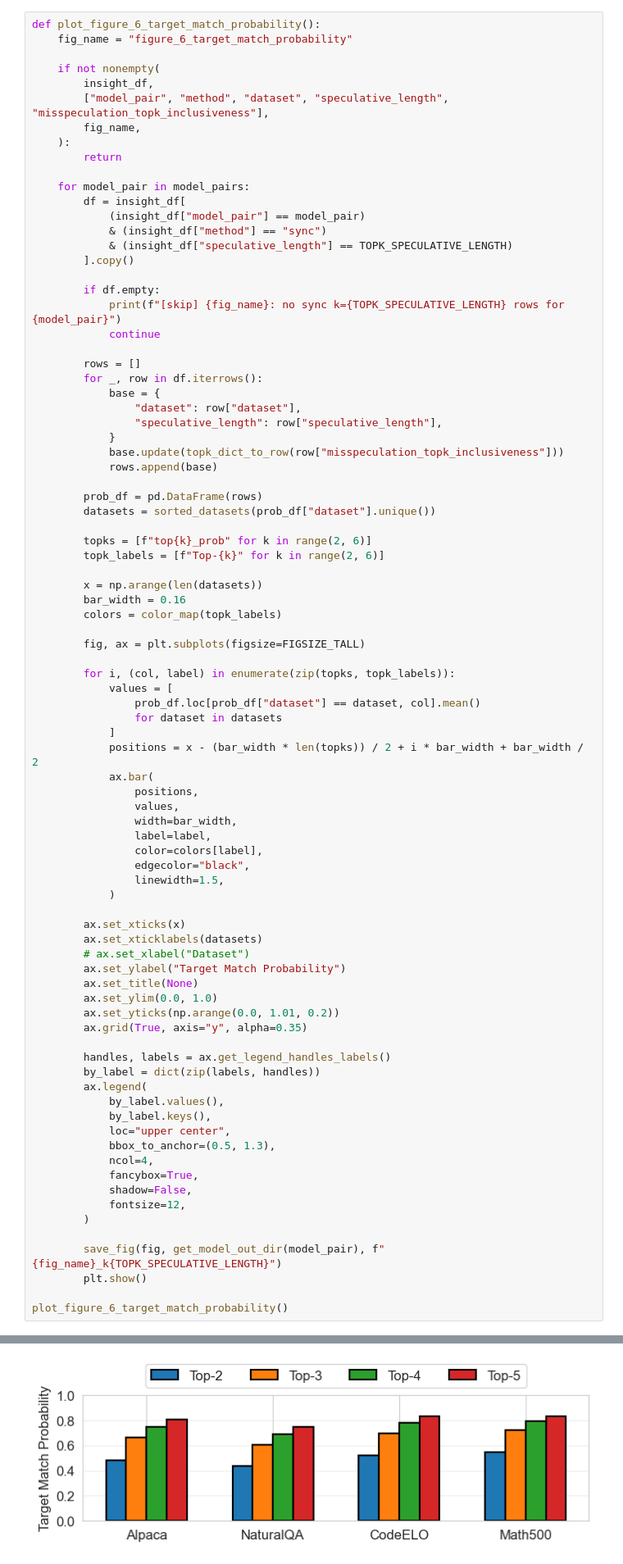
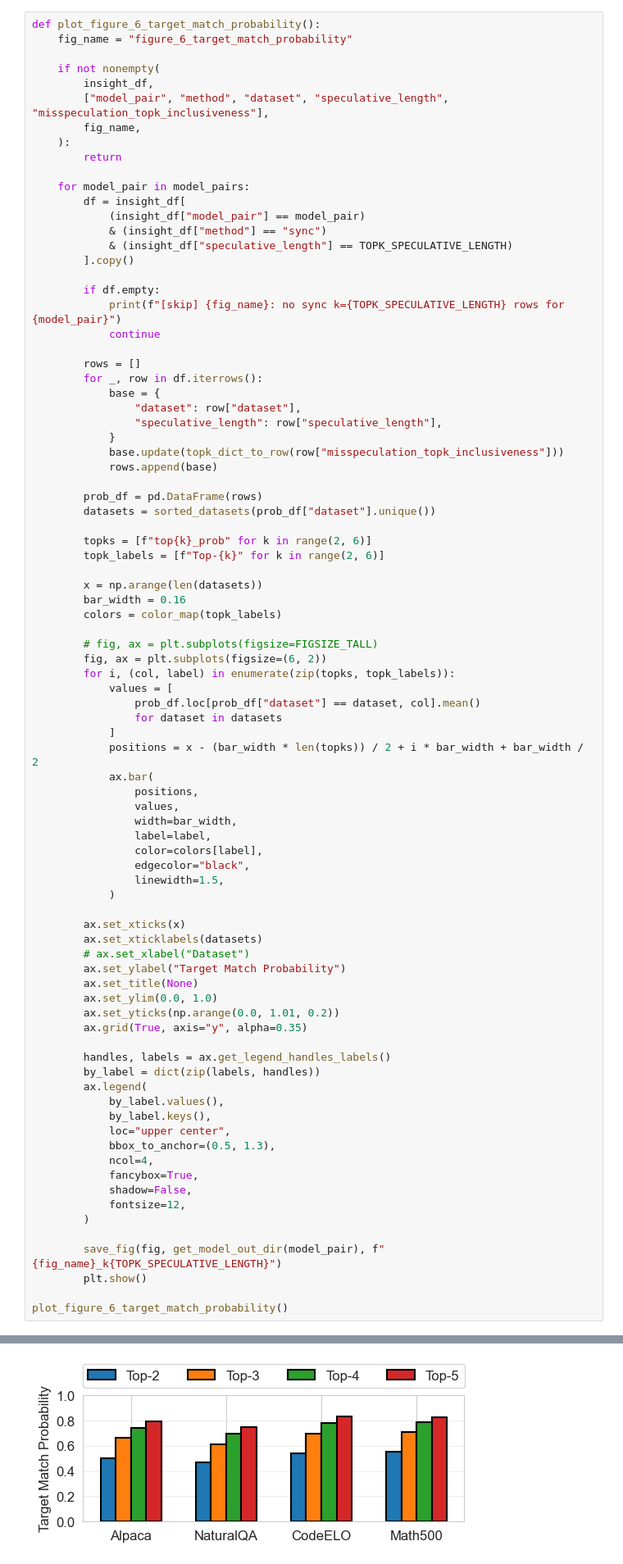
Before and after one commit to junsu-kim0807/ssd, a Jupyter notebook: plot_script_Pivot.ipynb, the cells around one changed output, grey strips where cells are left out. Shown at 82% size. Cells and saved outputs as stored; diff of their text form.

```diff
--- a/plot_script_Pivot.ipynb
+++ b/plot_script_Pivot.ipynb
@@ -1126,8 +1418,8 @@ def plot_figure_6_target_match_probability():
         bar_width = 0.16
         colors = color_map(topk_labels)
 
-        fig, ax = plt.subplots(figsize=FIGSIZE_TALL)
-
+        # fig, ax = plt.subplots(figsize=FIGSIZE_TALL)
+        fig, ax = plt.subplots(figsize=(6, 2))
         for i, (col, label) in enumerate(zip(topks, topk_labels)):
             values = [
                 prob_df.loc[prob_df["dataset"] == dataset, col].mean()
@@ -1146,34 +1438,34 @@ def plot_figure_6_target_match_probability():
 
         ax.set_xticks(x)
         ax.set_xticklabels(datasets)
         # ax.set_xlabel("Dataset")
         ax.set_ylabel("Target Match Probability")
         ax.set_title(None)
         ax.set_ylim(0.0, 1.0)
         ax.set_yticks(np.arange(0.0, 1.01, 0.2))
         ax.grid(True, axis="y", alpha=0.35)
 
         handles, labels = ax.get_legend_handles_labels()
         by_label = dict(zip(labels, handles))
         ax.legend(
             by_label.values(),
             by_label.keys(),
             loc="upper center",
             bbox_to_anchor=(0.5, 1.3),
             ncol=4,
             fancybox=True,
             shadow=False,
             fontsize=12,
         )
 
         save_fig(fig, get_model_out_dir(model_pair), f"{fig_name}_k{TOPK_SPECULATIVE_LENGTH}")
         plt.show()
 
 plot_figure_6_target_match_probability()
 # %% [output]
 saved: plots_results/Llama-3.3-70B-Instruct__PLUS__Llama-3.2-1B-Instruct/figure_6_target_match_probability_k5.pdf
 saved: plots_results/Llama-3.3-70B-Instruct__PLUS__Llama-3.2-1B-Instruct/figure_6_target_match_probability_k5.png
-[figure, old version]
+[figure, new version]
 [skip] figure_6_target_match_probability: no sync k=5 rows for Llama-3.3-70B-Instruct+none
 saved: plots_results/Qwen3-32B__PLUS__Qwen3-0.6B/figure_6_target_match_probability_k5.pdf
 saved: plots_results/Qwen3-32B__PLUS__Qwen3-0.6B/figure_6_target_match_probability_k5.png
```
Also changed, not shown: parts of 30 cells of this notebook, 36 other files.
